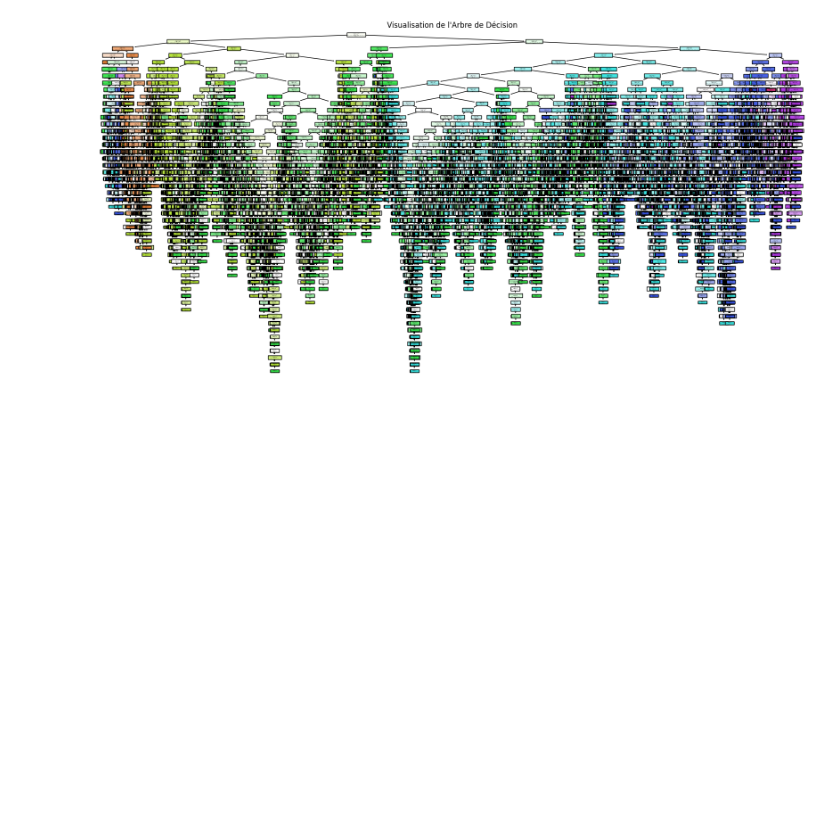
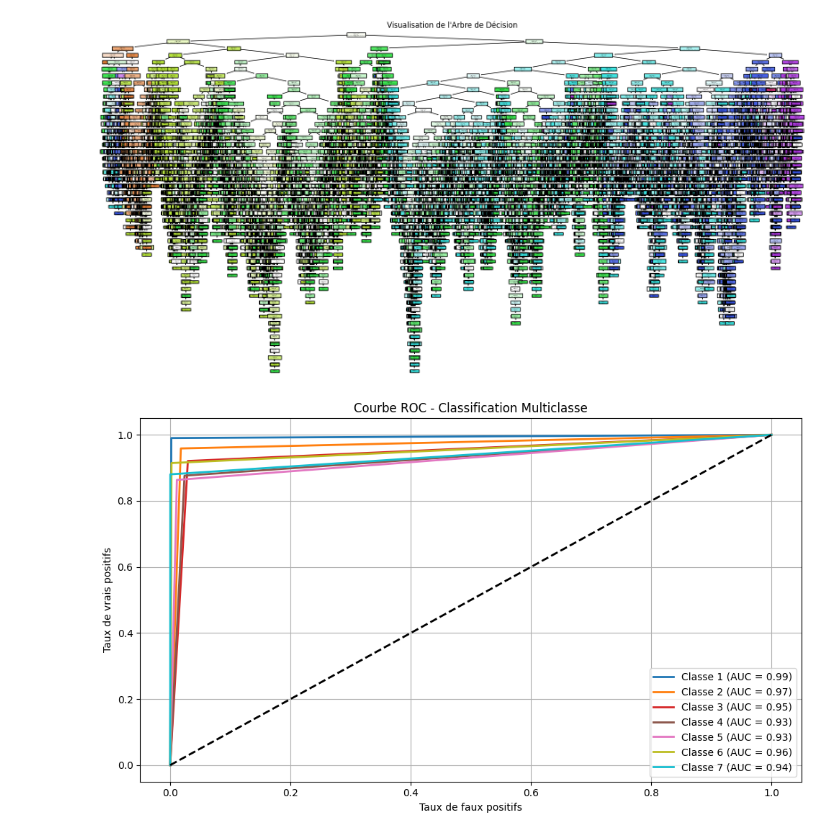
Before and after one commit to pierre-gh-perso/Projet-Credit-pour-tous, a Jupyter notebook: notebooks/discovery/6.modeling_decision_tree_grade.ipynb, the cells around one changed output. Cells and saved outputs as stored; diff of their text form; code cells hidden in the pictures; blank space fills up the shorter version.

```diff
--- a/notebooks/discovery/6.modeling_decision_tree_grade.ipynb
+++ b/notebooks/discovery/6.modeling_decision_tree_grade.ipynb
@@ -97,3 +99,38 @@ plt.show()
 weighted avg       0.93      0.93      0.93    109865
 [figure]
 [figure]
+# %%
+# 🔹 Binarisation des labels (7 classes -> 1 à 7)
+y_test_bin = label_binarize(y_test, classes=np.unique(y_test))
+n_classes = y_test_bin.shape[1]
+
+# 🔹 Prédiction des probabilités
+y_score = model.predict_proba(X_test)
+
+# 🔹 Calcul des courbes ROC par classe
+fpr = dict()
+tpr = dict()
+roc_auc = dict()
+
+for i in range(n_classes):
+    fpr[i], tpr[i], _ = roc_curve(y_test_bin[:, i], y_score[:, i])
+    roc_auc[i] = auc(fpr[i], tpr[i])
+
+# 🔹 Affichage de la courbe ROC
+plt.figure(figsize=(10, 6))
+colors = plt.cm.get_cmap('tab10', n_classes)
+
+for i in range(n_classes):
+    plt.plot(fpr[i], tpr[i], lw=2, color=colors(i),
+             label=f'Classe {i+1} (AUC = {roc_auc[i]:.2f})')
+
+plt.plot([0, 1], [0, 1], 'k--', lw=2)
+plt.title("Courbe ROC - Classification Multiclasse")
+plt.xlabel("Taux de faux positifs")
+plt.ylabel("Taux de vrais positifs")
+plt.legend(loc="lower right")
+plt.grid(True)
+plt.tight_layout()
+plt.show()
+# %% [output]
+[figure, added]
```
Also changed, not shown: parts of 4 cells of this notebook, 7 other files.
